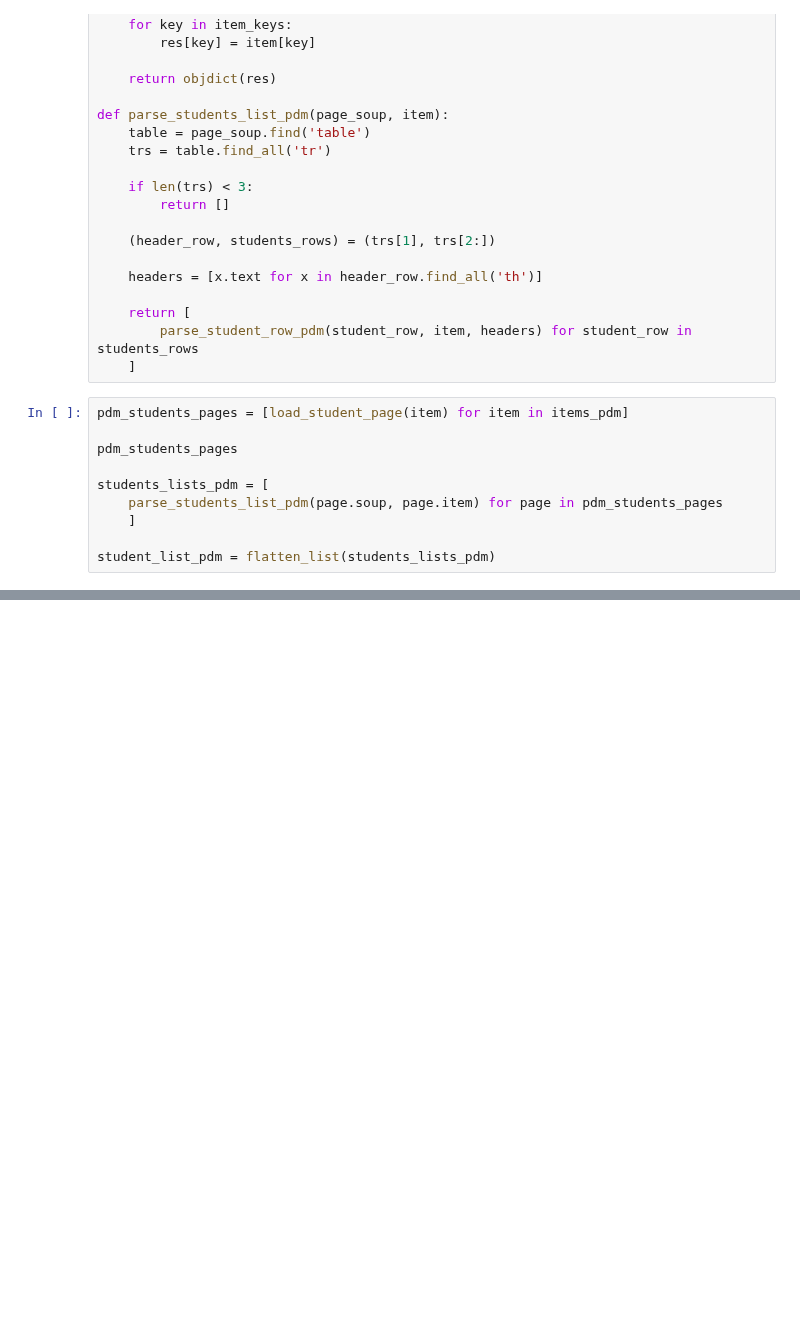
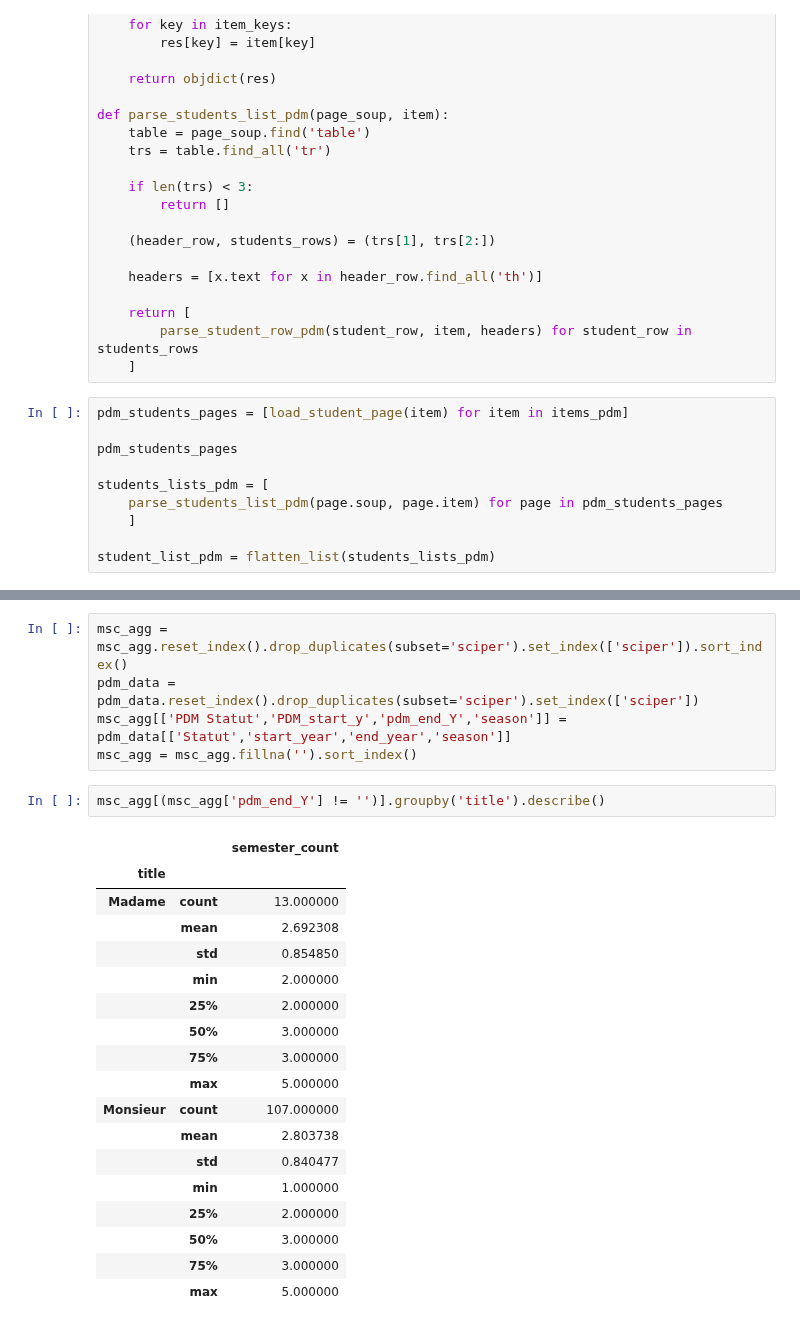
Before and after one commit to romac/ADAHomeworks, a Jupyter notebook: 02 - Data from the Web/Scraper-Simon.ipynb, the cells around one changed output, grey strips where cells are left out. Drawn from its saved outputs; the diff is of its cells as text; blank space fills up the shorter version.

```diff
--- a/02 - Data from the Web/Scraper-Simon.ipynb
+++ b/02 - Data from the Web/Scraper-Simon.ipynb
@@ -717,0 +620,26 @@ AttributeError: 'numpy.ndarray' object has no attribute 'unique'
+# %%
+msc_agg = msc_agg.reset_index().drop_duplicates(subset='sciper').set_index(['sciper']).sort_index()
+pdm_data = pdm_data.reset_index().drop_duplicates(subset='sciper').set_index(['sciper'])
+msc_agg[['PDM Statut','PDM_start_y','pdm_end_Y','season']] = pdm_data[['Statut','start_year','end_year','season']]
+msc_agg = msc_agg.fillna('').sort_index()
+# %%
+msc_agg[(msc_agg['pdm_end_Y'] != '')].groupby('title').describe()
+# %% [output]
+|  |  | semester_count |
+| title |  |  |
+| Madame | count | 13.000000 |
+|  | mean | 2.692308 |
+|  | std | 0.854850 |
+|  | min | 2.000000 |
+|  | 25% | 2.000000 |
+|  | 50% | 3.000000 |
+|  | 75% | 3.000000 |
+|  | max | 5.000000 |
+| Monsieur | count | 107.000000 |
+|  | mean | 2.803738 |
+|  | std | 0.840477 |
+|  | min | 1.000000 |
+|  | 25% | 2.000000 |
+|  | 50% | 3.000000 |
+|  | 75% | 3.000000 |
+|  | max | 5.000000 |
```
Also changed, not shown: parts of 14 cells of this notebook.
